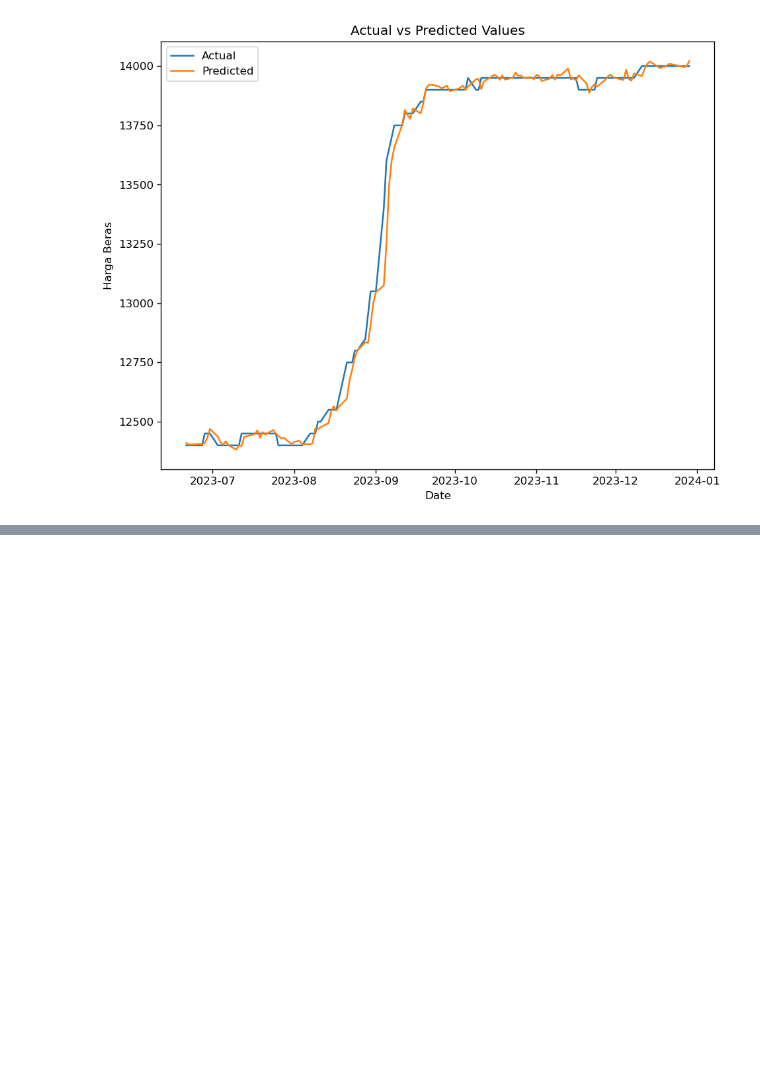
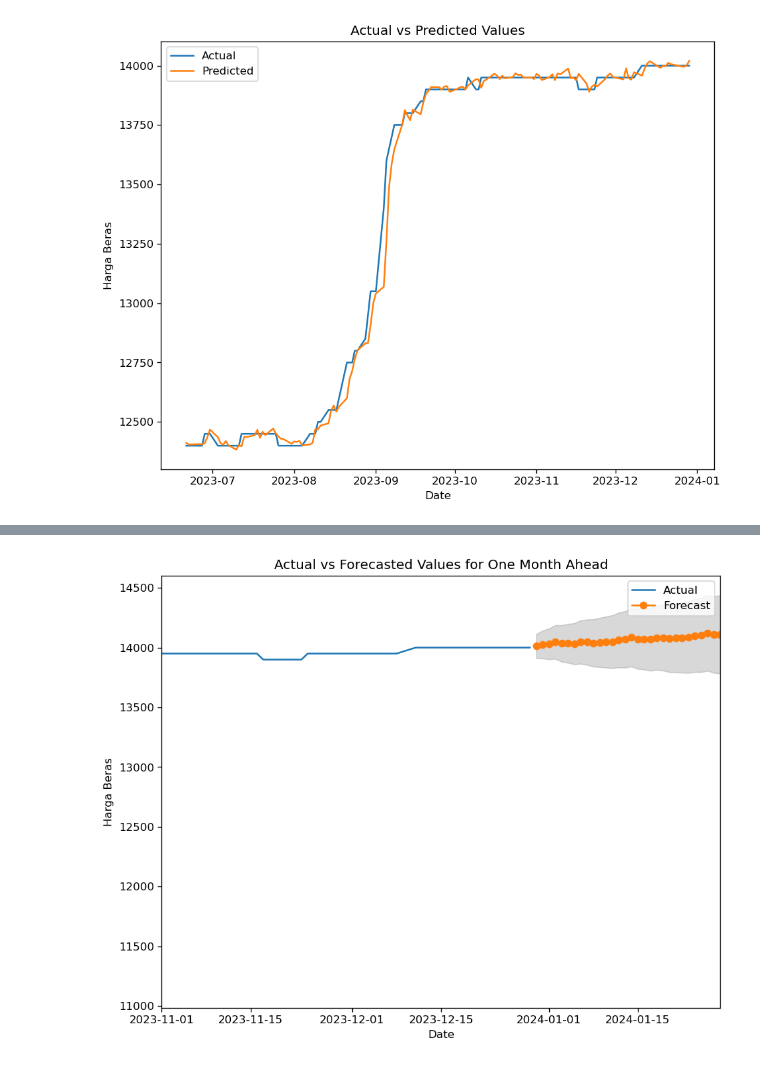
Before and after one commit to Danazzz/beras-scm, a Jupyter notebook: v.3/Statistik/ARIMA_SARIMA_SARIMAX.ipynb, the cells around one changed output, grey strips where cells are left out. Saved outputs shown, nothing was run; the diff lists cells and outputs as text; code cells hidden in the pictures; blank space fills up the shorter version.

```diff
--- a/v.3/Statistik/ARIMA_SARIMA_SARIMAX.ipynb
+++ b/v.3/Statistik/ARIMA_SARIMA_SARIMAX.ipynb
@@ -1195,0 +1307,42 @@ plt.show()
+# %%
+import pandas as pd
+import matplotlib.pyplot as plt
+
+# Fit the model on the entire data
+model_fit = model.fit(disp=False)
+
+# Assume that the future values of the exogenous variables will be the same as their most recent values
+# Get the last row of the DataFrame
+last_row = dataset.drop('Harga Beras', axis=1).iloc[-1:]
+
+# Repeat the last row 30 times
+exog_future = pd.concat([last_row]*30).reset_index(drop=True)
+
+forecast_results = model_fit.get_forecast(steps=30, exog=exog_future)
+
+# Get the forecast and the confidence interval
+forecast = forecast_results.predicted_mean
+conf_int = forecast_results.conf_int()
+
+# Plot the actual values
+plt.plot(dataset.index, dataset['Harga Beras'], label='Actual')
+
+# Plot the forecasted values one month ahead
+forecast_index = pd.date_range(start=dataset.index[-1] + pd.Timedelta(days=1), periods=30, freq='D')  # Create a date range for the forecast
+
+plt.plot(forecast_index, forecast, label='Forecast', marker='o')
+
+# Plot the confidence interval for the forecasted month
+plt.fill_between(forecast_index, conf_int.iloc[:, 0], conf_int.iloc[:, 1], color='grey', alpha=0.3)
+
+plt.title('Actual vs Forecasted Values for One Month Ahead')
+plt.xlabel('Date')
+plt.ylabel('Harga Beras')
+plt.legend()
+
+# Set the x-axis limits to zoom into the plot
+plt.xlim([pd.to_datetime('2023-11-01'), forecast_index[-1]])
+
+plt.show()
+# %% [output]
+[figure, added]
```
Also changed, not shown: parts of 21 cells of this notebook, 18 other files.
